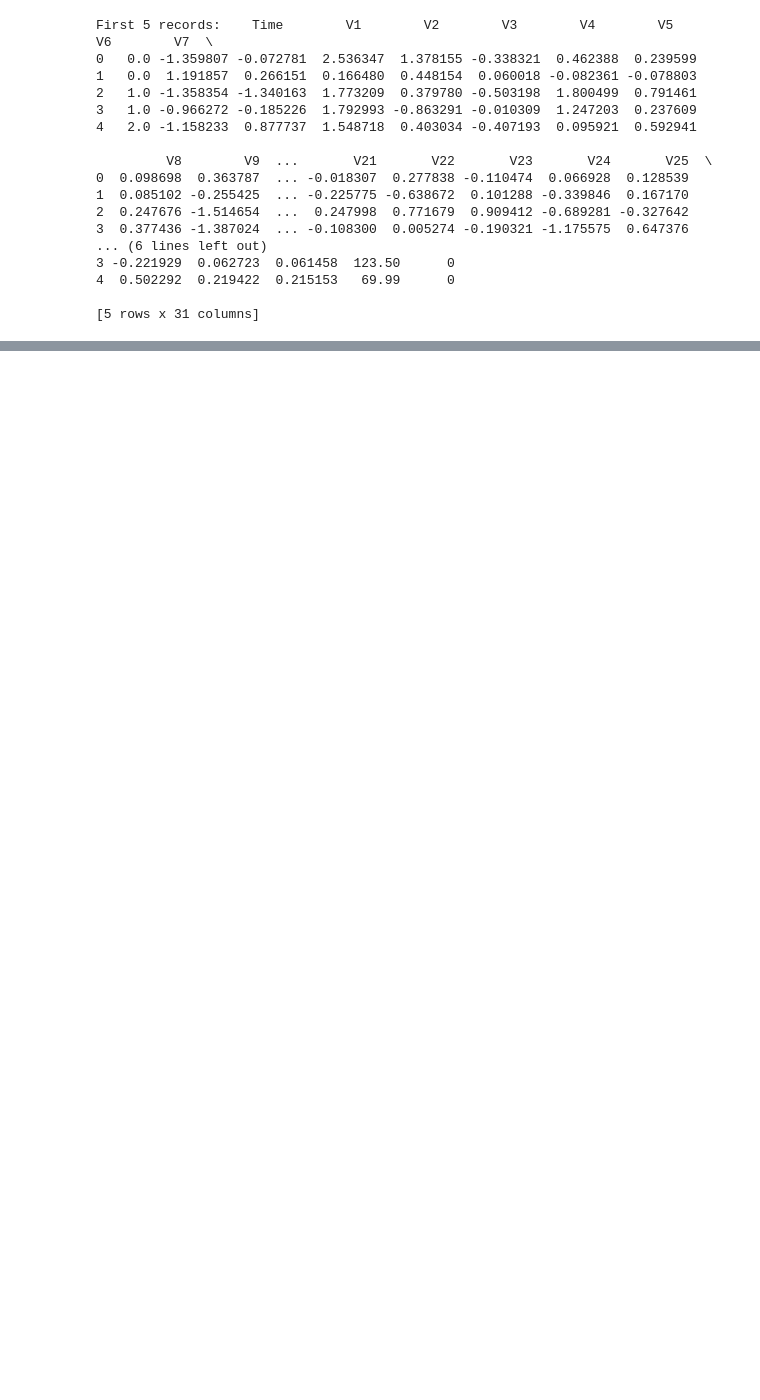
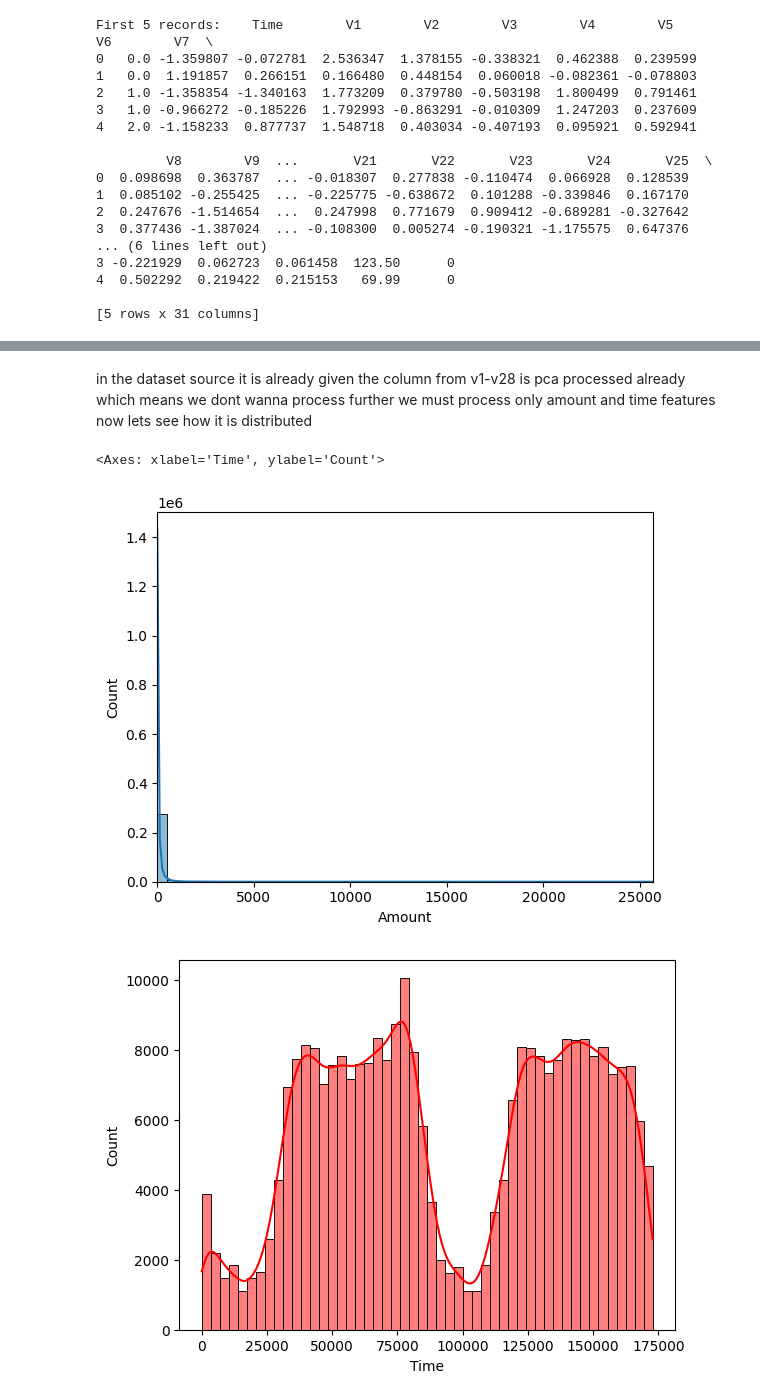
Before and after one commit to justleviackermann/credit_card_fraud_detection, a Jupyter notebook: creditmodel.ipynb, the cells around one changed output, grey strips where cells are left out. Saved outputs shown, nothing was run; the diff lists cells and outputs as text; code cells hidden in the pictures; blank space fills up the shorter version.

```diff
--- a/creditmodel.ipynb
+++ b/creditmodel.ipynb
@@ -38,0 +115,13 @@ First 5 records:    Time        V1        V2        V3        V4        V5
+# %% [markdown]
+in the dataset source it is already given the column from v1-v28 is pca processed already which means we dont wanna process further
+we must process only amount and time features now
+lets see how it is distributed
+# %%
+sns.histplot(df['Amount'],bins=50,kde=True)
+plt.xlim(df['Amount'].min(),df['Amount'].max())
+plt.figure()
+sns.histplot(df['Time'],bins=50,kde=True,color='r')
+# %% [output]
+<Axes: xlabel='Time', ylabel='Count'>
+[figure, added]
+[figure, added]
```
Also changed, not shown: parts of 20 cells of this notebook, 2 other files.
